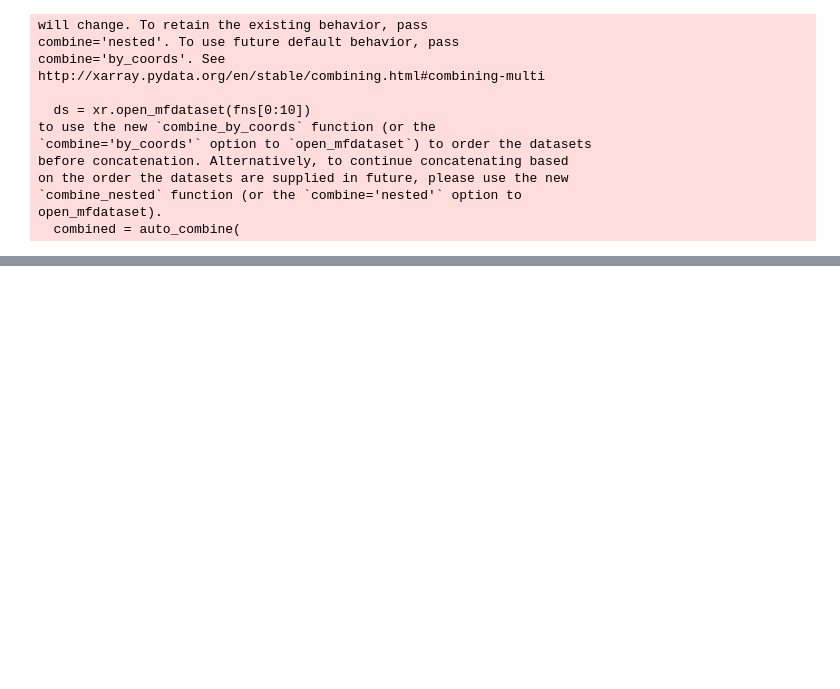
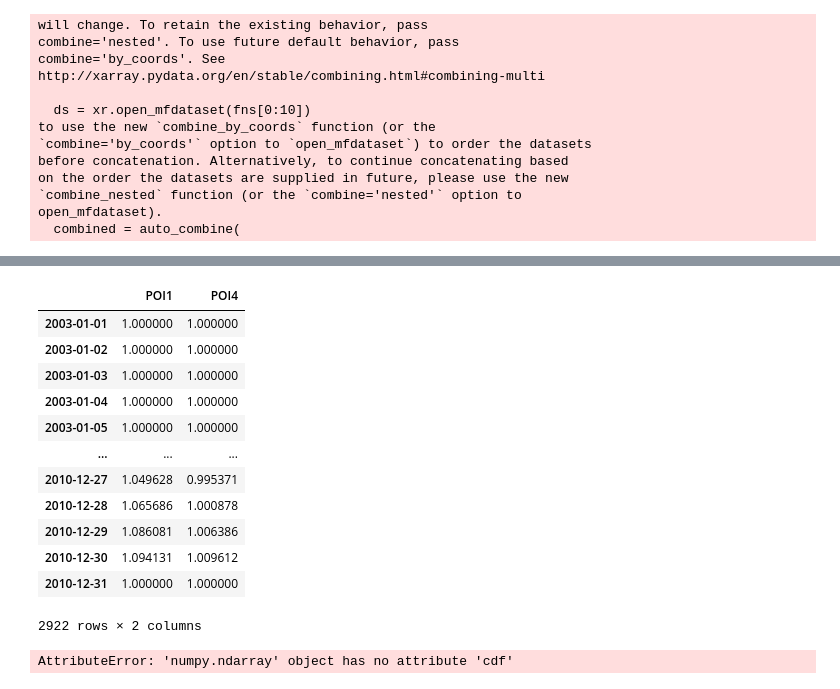
Before and after one commit to orkeunen/TUD, a Jupyter notebook: Normal Quantile Transform Test.ipynb, the cells around one changed output, grey strips where cells are left out. Drawn from its saved outputs; the diff is of its cells as text; code cells hidden in the pictures; blank space fills up the shorter version.

```diff
--- a/Normal Quantile Transform Test.ipynb
+++ b/Normal Quantile Transform Test.ipynb
@@ -224 +235,29 @@ plt.plot(df_qt)
+# %%
+df
+# %% [output]
+|  | POI1 | POI4 |
+| 2003-01-01 | 1.000000 | 1.000000 |
+| 2003-01-02 | 1.000000 | 1.000000 |
+| 2003-01-03 | 1.000000 | 1.000000 |
+| 2003-01-04 | 1.000000 | 1.000000 |
+| 2003-01-05 | 1.000000 | 1.000000 |
+| ... | ... | ... |
+| 2010-12-27 | 1.049628 | 0.995371 |
+| 2010-12-28 | 1.065686 | 1.000878 |
+| 2010-12-29 | 1.086081 | 1.006386 |
+| 2010-12-30 | 1.094131 | 1.009612 |
+| 2010-12-31 | 1.000000 | 1.000000 |
+2922 rows × 2 columns
+# %%
+empericalrank =  np.sort(df['POI1'])
+# empericalrank
+cumdis = empericalrank.(df['POI4'])
+plt.plot(cumdis)
+# interpolation = np.interp()
+# interpolation = np.interp(empericalranks,[5, 10, 25, 50, 75, 90, 95],[5, 10, 25, 50, 75, 90, 95])
+# df_nqt = scipy.stats.norm.pdf(interpolation)
+# plt.plot(df_nqt)
+# map to a Normal distribution by inverting the CDF, using scipy.stats.norm.ppf
+# %% [output]
+AttributeError: 'numpy.ndarray' object has no attribute 'cdf'
 # %%
```
Also changed, not shown: parts of 5 cells of this notebook, 11 other files.
